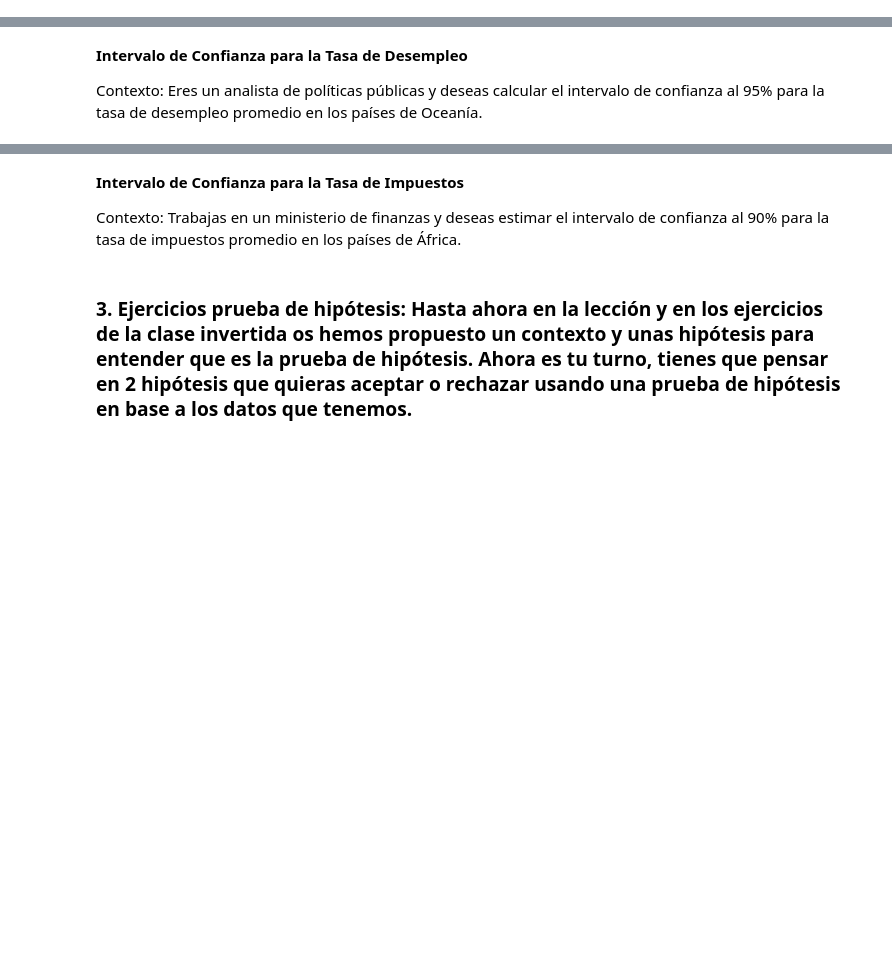
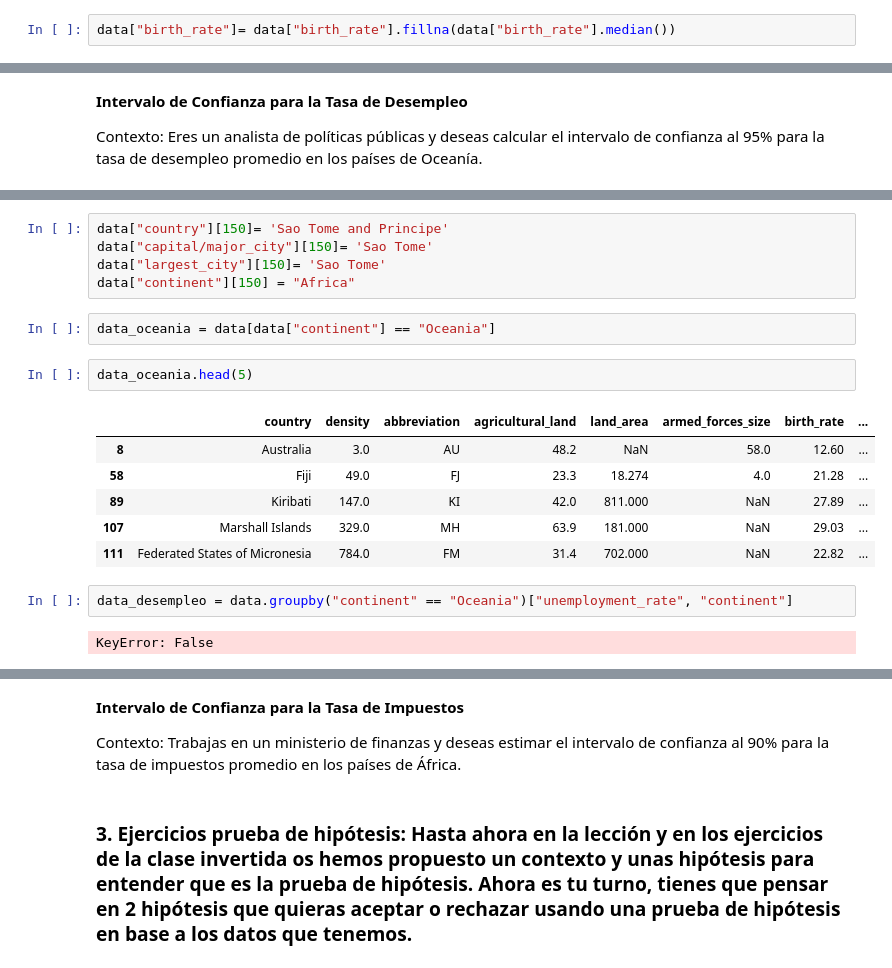
Before and after one commit to patriciamromero/promoG-modulo3-sprint2-pairprogramming-Alejandra-Mar-a-Patricia, a Jupyter notebook: estadística_inferencial.ipynb, the cells around one changed output, grey strips where cells are left out. Drawn from its saved outputs; the diff is of its cells as text; blank space fills up the shorter version.

```diff
--- a/estadística_inferencial.ipynb
+++ b/estadística_inferencial.ipynb
@@ -70,0 +177,2 @@ Contexto: Trabajas en una agencia gubernamental que se ocupa de cuestiones demog
+# %%
+data["birth_rate"]= data["birth_rate"].fillna(data["birth_rate"].median())
@@ -74,0 +226,20 @@ Contexto: Eres un analista de políticas públicas y deseas calcular el interval
+# %%
+data["country"][150]= 'Sao Tome and Principe'
+data["capital/major_city"][150]= 'Sao Tome'
+data["largest_city"][150]= 'Sao Tome'
+data["continent"][150] = "Africa"
+# %%
+data_oceania = data[data["continent"] == "Oceania"]
+# %%
+data_oceania.head(5)
+# %% [output]
+|  | country | density | abbreviation | agricultural_land | land_area | armed_forces_size | birth_rate | ... |
+| 8 | Australia | 3.0 | AU | 48.2 | NaN | 58.0 | 12.60 | ... |
+| 58 | Fiji | 49.0 | FJ | 23.3 | 18.274 | 4.0 | 21.28 | ... |
+| 89 | Kiribati | 147.0 | KI | 42.0 | 811.000 | NaN | 27.89 | ... |
+| 107 | Marshall Islands | 329.0 | MH | 63.9 | 181.000 | NaN | 29.03 | ... |
+| 111 | Federated States of Micronesia | 784.0 | FM | 31.4 | 702.000 | NaN | 22.82 | ... |
+# %%
+data_desempleo = data.groupby("continent" == "Oceania")["unemployment_rate", "continent"]
+# %% [output]
+KeyError: False
```
Also changed, not shown: parts of 40 cells of this notebook, 1 other file.
